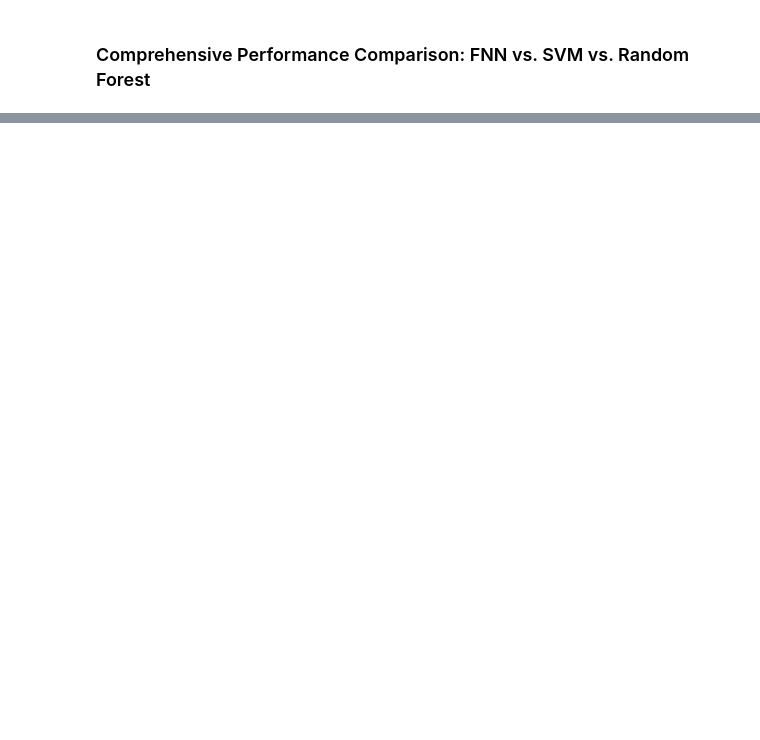
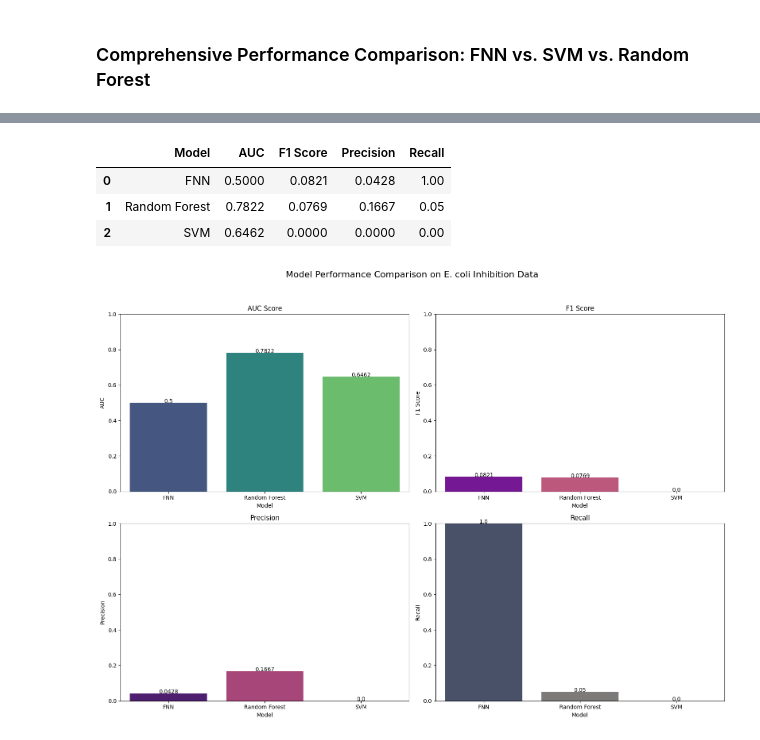
Before and after one commit to hmratul/Antibiotic-Resistant-Code, a Jupyter notebook: Untitled18.ipynb, the cells around one changed output, grey strips where cells are left out. Cells and saved outputs as stored; diff of their text form; code cells hidden in the pictures; blank space fills up the shorter version.

```diff
--- a/Untitled18.ipynb
+++ b/Untitled18.ipynb
@@ -1452,0 +1684,54 @@ plt.show()
+# %%
+# This cell assumes 'metrics_comparison' DataFrame is available from cell 305475be
+# If not, regenerate it (e.g., by running cell 305475be and de5a5b72)
+
+if 'metrics_comparison' in locals():
+    display(metrics_comparison)
+else:
+    print("Warning: 'metrics_comparison' DataFrame not found. Please ensure all model comparison cells have been run.")
+    # Placeholder if metrics_comparison is missing
+    metrics_comparison = pd.DataFrame({
+        'Model': ['FNN', 'Random Forest', 'SVM'],
+        'AUC': [0.5000, 0.7822, 0.6462],
+        'F1 Score': [0.0821, 0.0769, 0.0000],
+        'Precision': [0.0428, 0.1667, 0.0000],
+        'Recall': [1.0000, 0.0500, 0.0000]
+    })
+    display(metrics_comparison)
+
+# Re-display the comparison plots from cell de5a5b72 for context
+fig, axes = plt.subplots(2, 2, figsize=(16, 12))
+fig.suptitle('Model Performance Comparison on E. coli Inhibition Data', fontsize=16)
+
+sns.barplot(x='Model', y='AUC', data=metrics_comparison, ax=axes[0, 0], palette='viridis', hue='Model', legend=False)
+axes[0, 0].set_title('AUC Score')
+axes[0, 0].set_ylim(0, 1)
+for index, row in metrics_comparison.iterrows():
+    axes[0, 0].text(row.name, row['AUC'], round(row['AUC'], 4), color='black', ha="center")
+
+sns.barplot(x='Model', y='F1 Score', data=metrics_comparison, ax=axes[0, 1], palette='plasma', hue='Model', legend=False)
+axes[0, 1].set_title('F1 Score')
+axes[0, 1].set_ylim(0, 1)
+for index, row in metrics_comparison.iterrows():
+    axes[0, 1].text(row.name, row['F1 Score'], round(row['F1 Score'], 4), color='black', ha="center")
+
+sns.barplot(x='Model', y='Precision', data=metrics_comparison, ax=axes[1, 0], palette='magma', hue='Model', legend=False)
+axes[1, 0].set_title('Precision')
+axes[1, 0].set_ylim(0, 1)
+for index, row in metrics_comparison.iterrows():
+    axes[1, 0].text(row.name, row['Precision'], round(row['Precision'], 4), color='black', ha="center")
+
+sns.barplot(x='Model', y='Recall', data=metrics_comparison, ax=axes[1, 1], palette='cividis', hue='Model', legend=False)
+axes[1, 1].set_title('Recall')
+axes[1, 1].set_ylim(0, 1)
+for index, row in metrics_comparison.iterrows():
+    axes[1, 1].text(row.name, row['Recall'], round(row['Recall'], 4), color='black', ha="center")
+
+plt.tight_layout(rect=[0, 0.03, 1, 0.95])
+plt.show()
+# %% [output]
+|  | Model | AUC | F1 Score | Precision | Recall |
+| 0 | FNN | 0.5000 | 0.0821 | 0.0428 | 1.00 |
+| 1 | Random Forest | 0.7822 | 0.0769 | 0.1667 | 0.05 |
+| 2 | SVM | 0.6462 | 0.0000 | 0.0000 | 0.00 |
+[figure, added]
```
Also changed, not shown: parts of 21 cells of this notebook.
